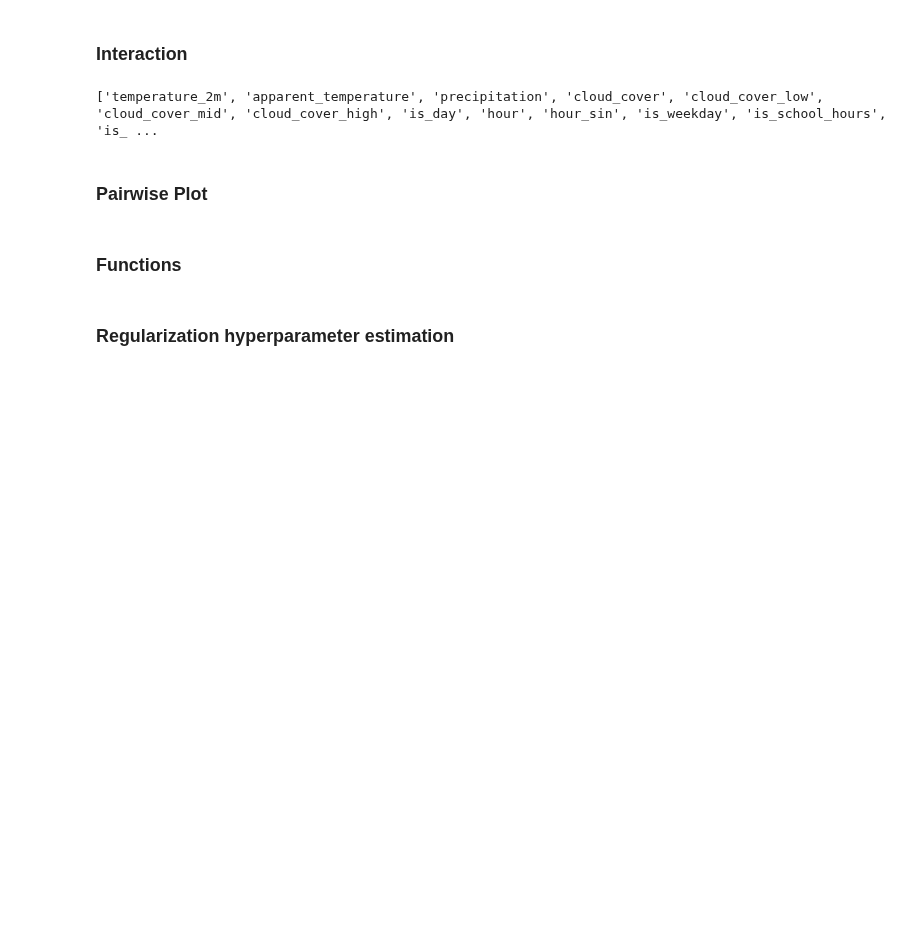
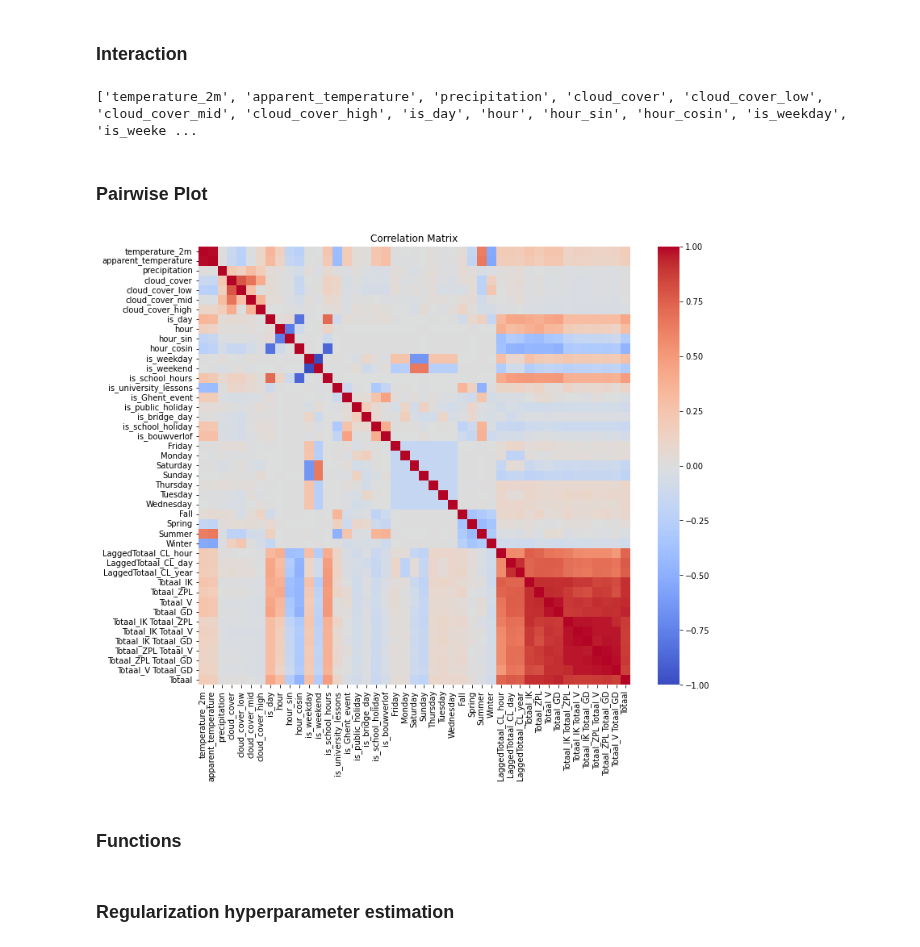
Before and after one commit to Lucmeister55/MLLS_Project1, a Jupyter notebook: project-1-starter-notebook.ipynb, the cells around one changed output. Cells and saved outputs as stored; diff of their text form; code cells hidden in the pictures; blank space fills up the shorter version.

```diff
--- a/project-1-starter-notebook.ipynb
+++ b/project-1-starter-notebook.ipynb
@@ -458,6 +523,7 @@ print(all_features)
 poly = PolynomialFeatures(interaction_only=True, include_bias = False)
 
 bike_features = list(bicycle_data.filter(regex='^Totaal_', axis=1).columns)
+lagged_features = list(bicycle_data.filter(regex='^Lagged', axis=1).columns)
 
 poly_features = bike_features
 
@@ -472,11 +538,11 @@ train_data = pd.concat([train_data.drop(columns=poly_features), poly_train], axi
 test_data = pd.concat([test_data.drop(columns=poly_features), poly_test], axis=1)
 
 all_features = list(train_data.select_dtypes(include='number').columns)
-elements_to_remove = ["Totaal"]
+elements_to_remove = ["Totaal", "month", "month_sin", "month_cosin"]
 all_features = [feature for feature in all_features if feature not in elements_to_remove]
 print(all_features)
 # %% [output]
-['temperature_2m', 'apparent_temperature', 'precipitation', 'cloud_cover', 'cloud_cover_low', 'cloud_cover_mid', 'cloud_cover_high', 'is_day', 'hour', 'hour_sin', 'is_weekday', 'is_school_hours', 'is_ ...
+['temperature_2m', 'apparent_temperature', 'precipitation', 'cloud_cover', 'cloud_cover_low', 'cloud_cover_mid', 'cloud_cover_high', 'is_day', 'hour', 'hour_sin', 'hour_cosin', 'is_weekday', 'is_weeke ...
 # %% [markdown]
 ### Pairwise Plot
 # %%
@@ -484,4 +551,12 @@ print(all_features)
 # sns.pairplot(train_data.loc[:,plot_features + ['Totaal']])
+# %%
+cormat = train_data.loc[:, all_features+["Totaal"]].corr()
+plt.figure(figsize=(12, 10))
+sns.heatmap(cormat, cmap='coolwarm')
+plt.title('Correlation Matrix')
+plt.show()
+# %% [output]
+[figure, added]
 # %% [markdown]
 ### Functions
 # %%
```
Also changed, not shown: parts of 23 cells of this notebook, 3 other files.
